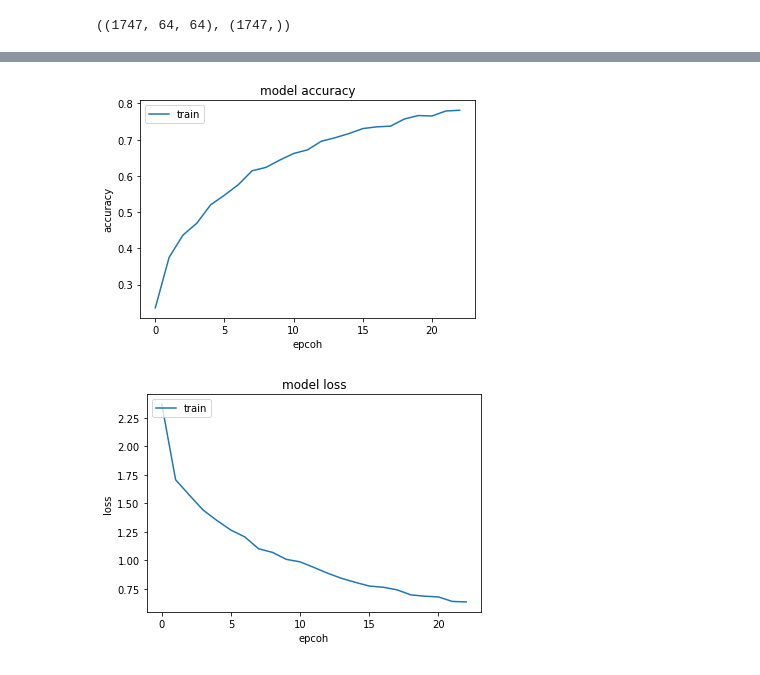
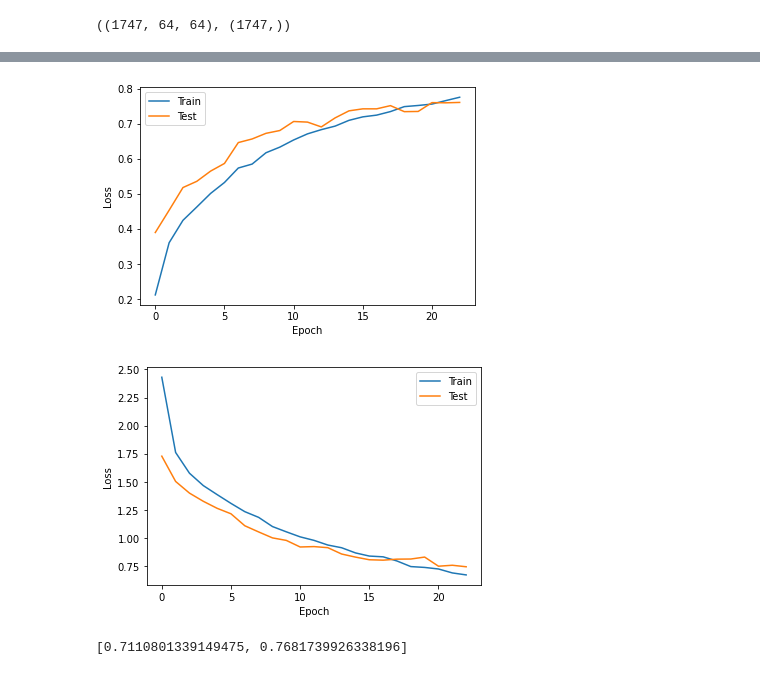
Before and after one commit to alikrc/urban-sounds-classification, a Jupyter notebook: Urban_Sounds_Classification_model_training.ipynb, the cells around one changed output, grey strips where cells are left out. Saved outputs shown, nothing was run; the diff lists cells and outputs as text; code cells hidden in the pictures.

```diff
--- a/Urban_Sounds_Classification_model_training.ipynb
+++ b/Urban_Sounds_Classification_model_training.ipynb
@@ -87,8 +85,8 @@ Trainable params: 42,794
 Non-trainable params: 0
 _________________________________________________________________
 # %%
-model.compile(optimizer="adam" ,loss=tf.keras.losses.SparseCategoricalCrossentropy(from_logits=True), metrics=["accuracy"])
+model.compile(optimizer="adam", loss=tf.keras.losses.SparseCategoricalCrossentropy(from_logits=True), metrics=["accuracy"])
 
-history = model.fit(x_train, y_train, epochs=23, validation_data=(x_val, y_val))
+results = model.fit(x_train, y_train, epochs=23, validation_data=(x_val, y_val))
 # %% [output]
 Epoch 1/23
@@ -111,18 +110,28 @@ Epoch 23/23
 # %%
-plt.plot(history.history['accuracy'])
-plt.title('model accuracy')
-plt.ylabel('accuracy')
-plt.xlabel('epcoh')
-plt.legend(['train'], loc='upper left')
+plt.plot(results.history['accuracy'], label='Train')
+plt.plot(results.history['val_accuracy'], label='Test')
+
+plt.ylabel('Loss')
+plt.xlabel('Epoch')
+plt.legend()
+
 plt.show()
 # %% [output]
-[figure, old version]
+[figure, new version]
 # %%
-plt.plot(history.history['loss'])
-plt.title('model loss')
-plt.ylabel('loss')
-plt.xlabel('epcoh')
-plt.legend(['train'], loc='upper left')
+plt.plot(results.history['loss'], label='Train')
+plt.plot(results.history['val_loss'], label='Test')
+
+plt.ylabel('Loss')
+plt.xlabel('Epoch')
+plt.legend()
+
 plt.show()
 # %% [output]
-[figure, old version]
+[figure, new version]
+# %%
+test_result = model.test_on_batch(x_test, y_test)
+
+print(test_result)
+# %% [output]
+[0.7110801339149475, 0.7681739926338196]
```
Also changed, not shown: parts of 3 cells of this notebook.
